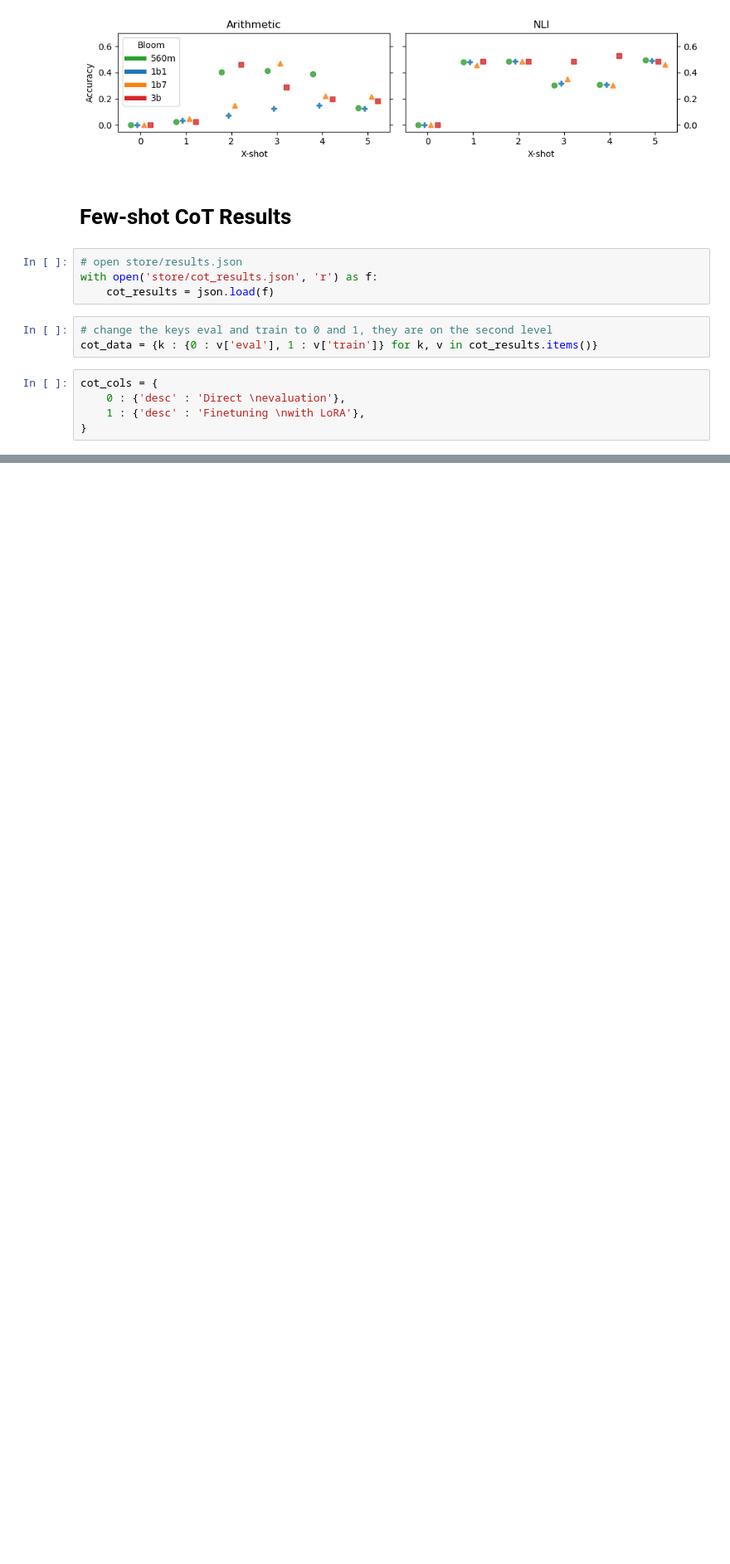
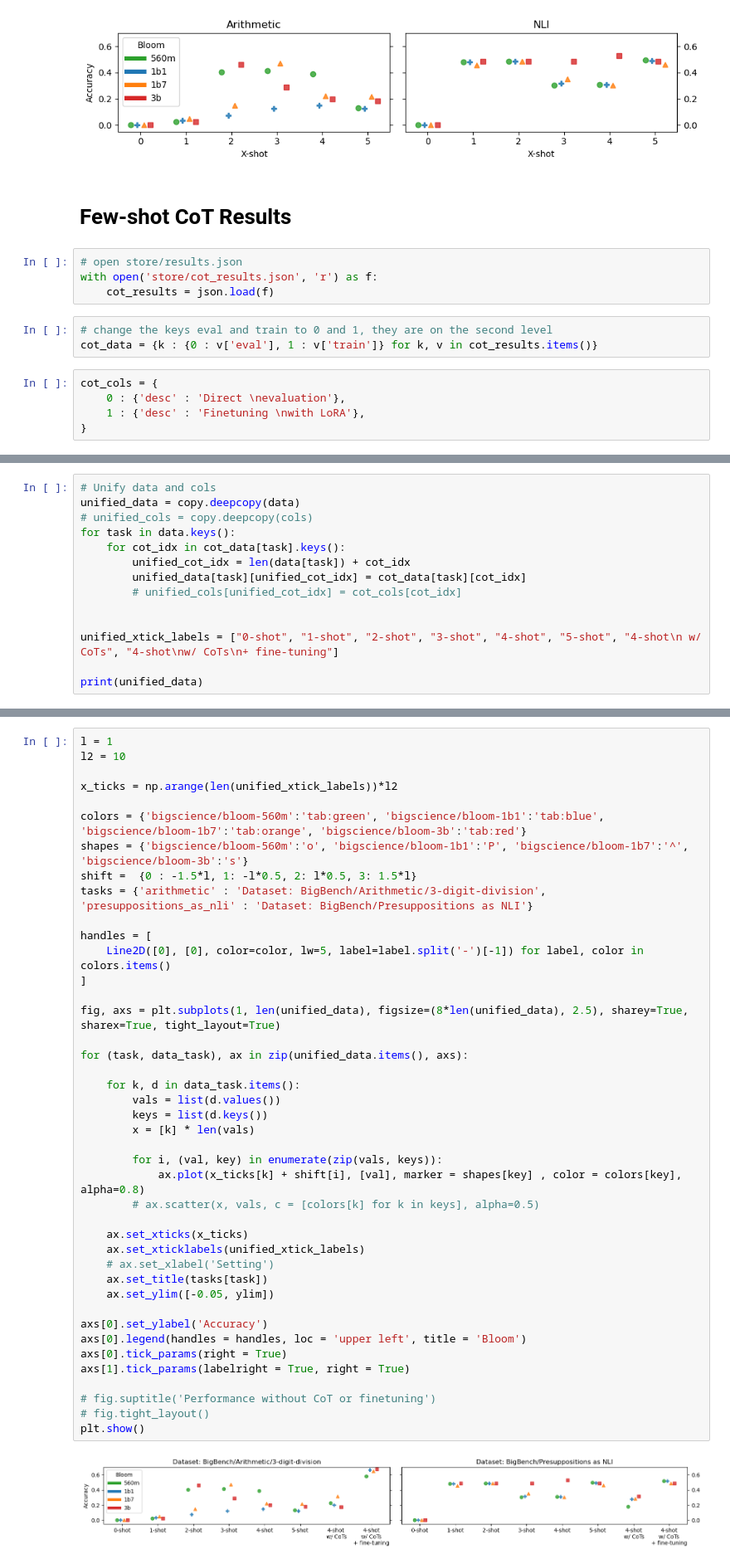
Before and after one commit to elidub/CoT, a Jupyter notebook: results.ipynb, the cells around one changed output, grey strips where cells are left out. Shown at 83% size. Cells and saved outputs as stored; diff of their text form; blank space fills up the shorter version.

Commit message:
Add plots with all experiments in results.ipynb

```diff
--- a/results.ipynb
+++ b/results.ipynb
@@ -155,0 +159,14 @@ plt.show()
+# %%
+# Unify data and cols
+unified_data = copy.deepcopy(data)
+# unified_cols = copy.deepcopy(cols)
+for task in data.keys():
+    for cot_idx in cot_data[task].keys():
+        unified_cot_idx = len(data[task]) + cot_idx
+        unified_data[task][unified_cot_idx] = cot_data[task][cot_idx]
+        # unified_cols[unified_cot_idx] = cot_cols[cot_idx]
+
+
+unified_xtick_labels = ["0-shot", "1-shot", "2-shot", "3-shot", "4-shot", "5-shot", "4-shot\n w/ CoTs", "4-shot\nw/ CoTs\n+ fine-tuning"]
+
+print(unified_data)
@@ -155,0 +175,44 @@ plt.show()
+# %%
+l = 1
+l2 = 10
+
+x_ticks = np.arange(len(unified_xtick_labels))*l2
+
+colors = {'bigscience/bloom-560m':'tab:green', 'bigscience/bloom-1b1':'tab:blue', 'bigscience/bloom-1b7':'tab:orange', 'bigscience/bloom-3b':'tab:red'}
+shapes = {'bigscience/bloom-560m':'o', 'bigscience/bloom-1b1':'P', 'bigscience/bloom-1b7':'^', 'bigscience/bloom-3b':'s'}
+shift =  {0 : -1.5*l, 1: -l*0.5, 2: l*0.5, 3: 1.5*l}
+tasks = {'arithmetic' : 'Dataset: BigBench/Arithmetic/3-digit-division', 'presuppositions_as_nli' : 'Dataset: BigBench/Presuppositions as NLI'}
+
+handles = [
+    Line2D([0], [0], color=color, lw=5, label=label.split('-')[-1]) for label, color in colors.items()
+]
+
+fig, axs = plt.subplots(1, len(unified_data), figsize=(8*len(unified_data), 2.5), sharey=True, sharex=True, tight_layout=True)
+
+for (task, data_task), ax in zip(unified_data.items(), axs):
+
+    for k, d in data_task.items():
+        vals = list(d.values())
+        keys = list(d.keys())
+        x = [k] * len(vals)
+
+        for i, (val, key) in enumerate(zip(vals, keys)):
+            ax.plot(x_ticks[k] + shift[i], [val], marker = shapes[key] , color = colors[key], alpha=0.8)
+        # ax.scatter(x, vals, c = [colors[k] for k in keys], alpha=0.5)
+
+    ax.set_xticks(x_ticks)
+    ax.set_xticklabels(unified_xtick_labels)
+    # ax.set_xlabel('Setting')
+    ax.set_title(tasks[task])
+    ax.set_ylim([-0.05, ylim])
+
+axs[0].set_ylabel('Accuracy')
+axs[0].legend(handles = handles, loc = 'upper left', title = 'Bloom')
+axs[0].tick_params(right = True)
+axs[1].tick_params(labelright = True, right = True)
+
+# fig.suptitle('Performance without CoT or finetuning')
+# fig.tight_layout()
+plt.show()
+# %% [output]
+[figure, added]
```
Also changed, not shown: parts of 4 cells of this notebook.
